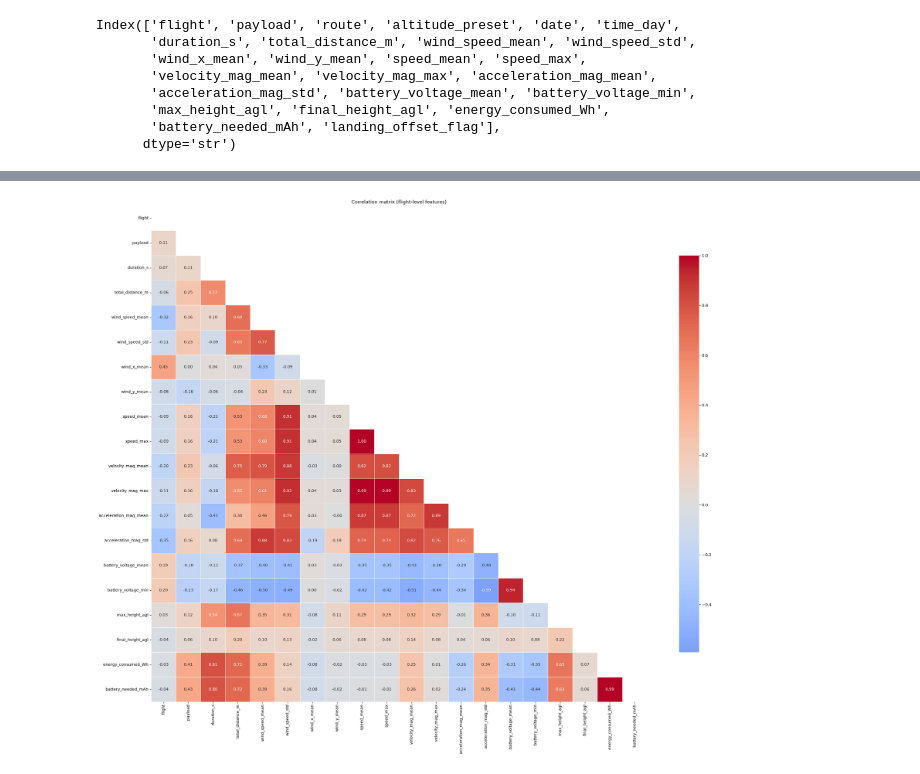
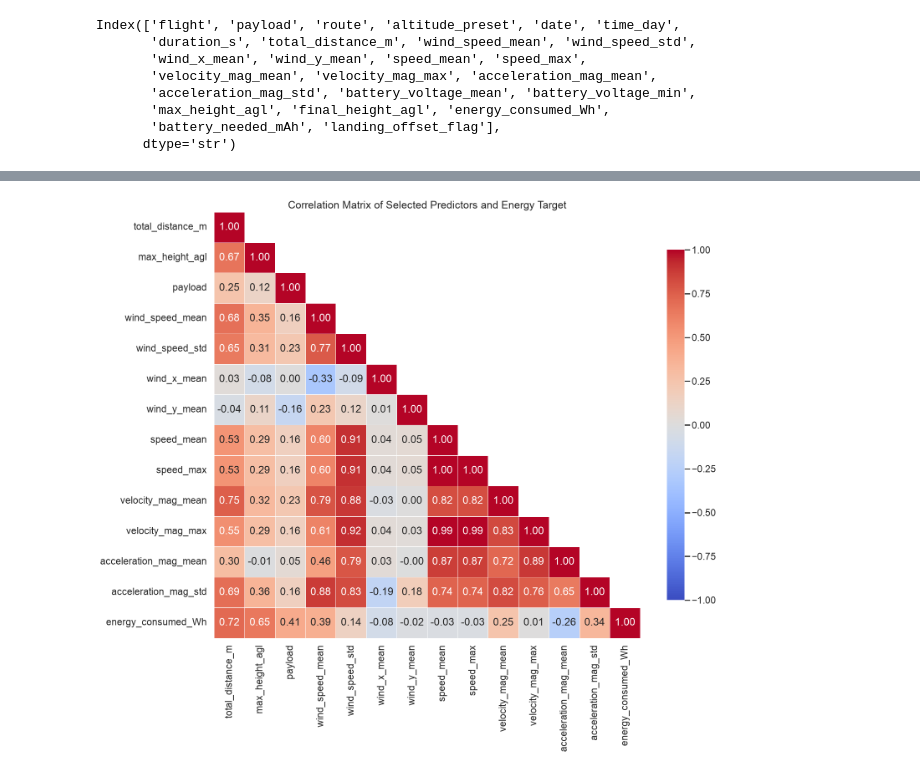
Before and after one commit to luunguyentankhai/Drone-Power-predict, a Jupyter notebook: eda/flight_stat.ipynb, the cells around one changed output, grey strips where cells are left out. Cells and saved outputs as stored; diff of their text form; code cells hidden in the pictures.

```diff
--- a/eda/flight_stat.ipynb
+++ b/eda/flight_stat.ipynb
@@ -83,21 +222,26 @@ plt.show()
 # %%
-num_cols = df.select_dtypes(include=[np.number]).columns
-corr = df[num_cols].corr()
+# Plot the lower triangle for the 13 predictors and the energy target.
+mask = np.triu(np.ones_like(model_corr, dtype=bool), k=1)
 
-mask = np.triu(np.ones_like(corr, dtype=bool))
-plt.figure(figsize=(25, 20))
-sns.heatmap(corr,
-        mask=mask,
-        cmap="coolwarm",
-        center=0,
-        square=True,
-        linewidths=0.5,
-        annot= True,
-        fmt='.2f',
-        cbar_kws={"shrink": 0.8}
-            )
-plt.title("Correlation matrix (flight-level features)")
-plt.tight_layout()
+sns.set_theme(style="white", context="talk")
+fig, ax = plt.subplots(figsize=(16, 14))
+sns.heatmap(
+    model_corr,
+    mask=mask,
+    cmap="coolwarm",
+    vmin=-1,
+    vmax=1,
+    center=0,
+    square=True,
+    linewidths=0.5,
+    annot=True,
+    fmt=".2f",
+    cbar_kws={"shrink": 0.75},
+    ax=ax,
+)
+ax.set_title("Correlation Matrix of Selected Predictors and Energy Target")
+fig.tight_layout()
+fig.savefig(figure_path / "eda_correlation_matrix.png", dpi=200, bbox_inches="tight")
 plt.show()
 # %% [output]
-[figure, old version]
+[figure, new version]
```
Also changed, not shown: parts of 6 cells of this notebook, 3 other files.
